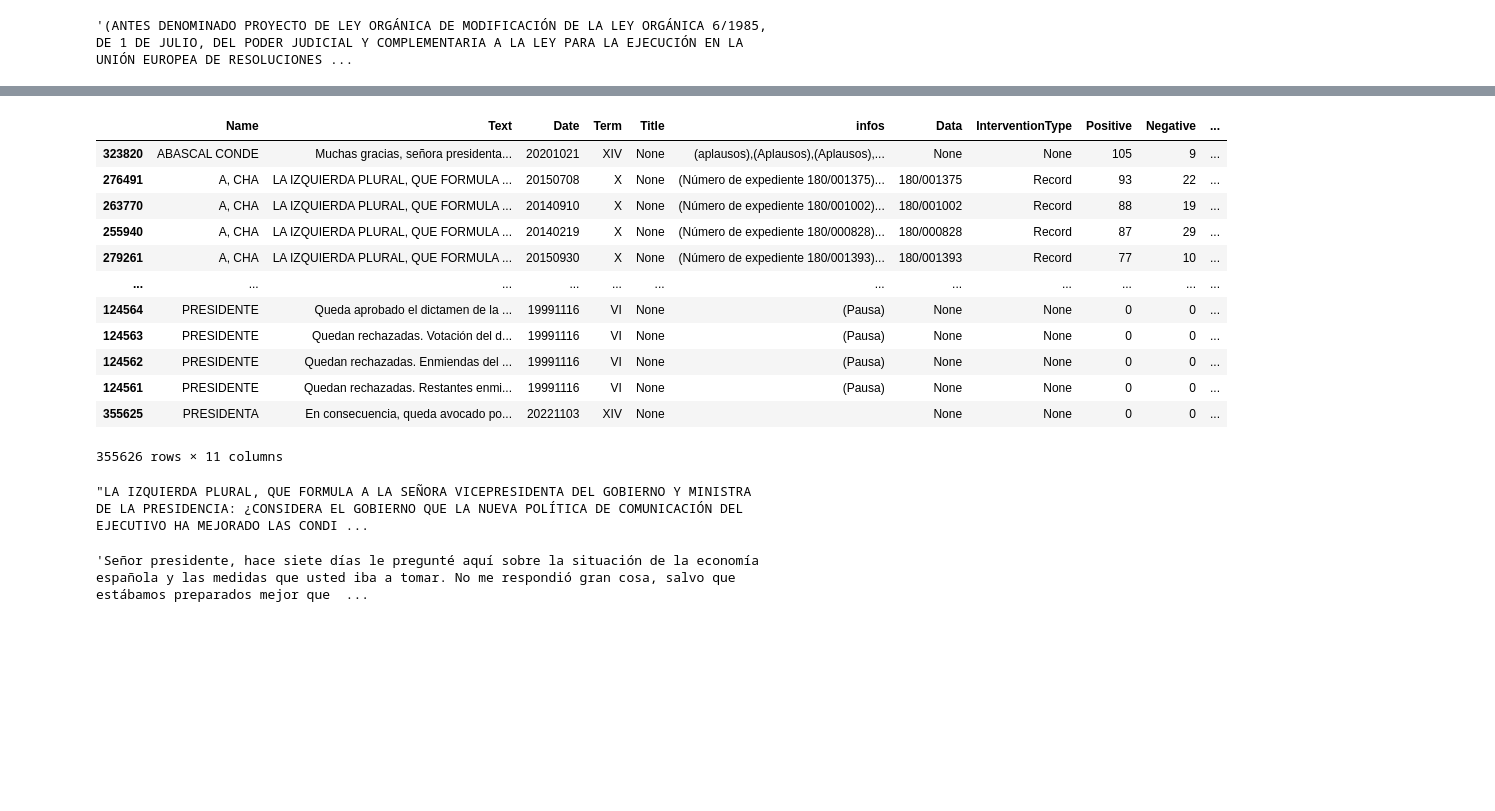
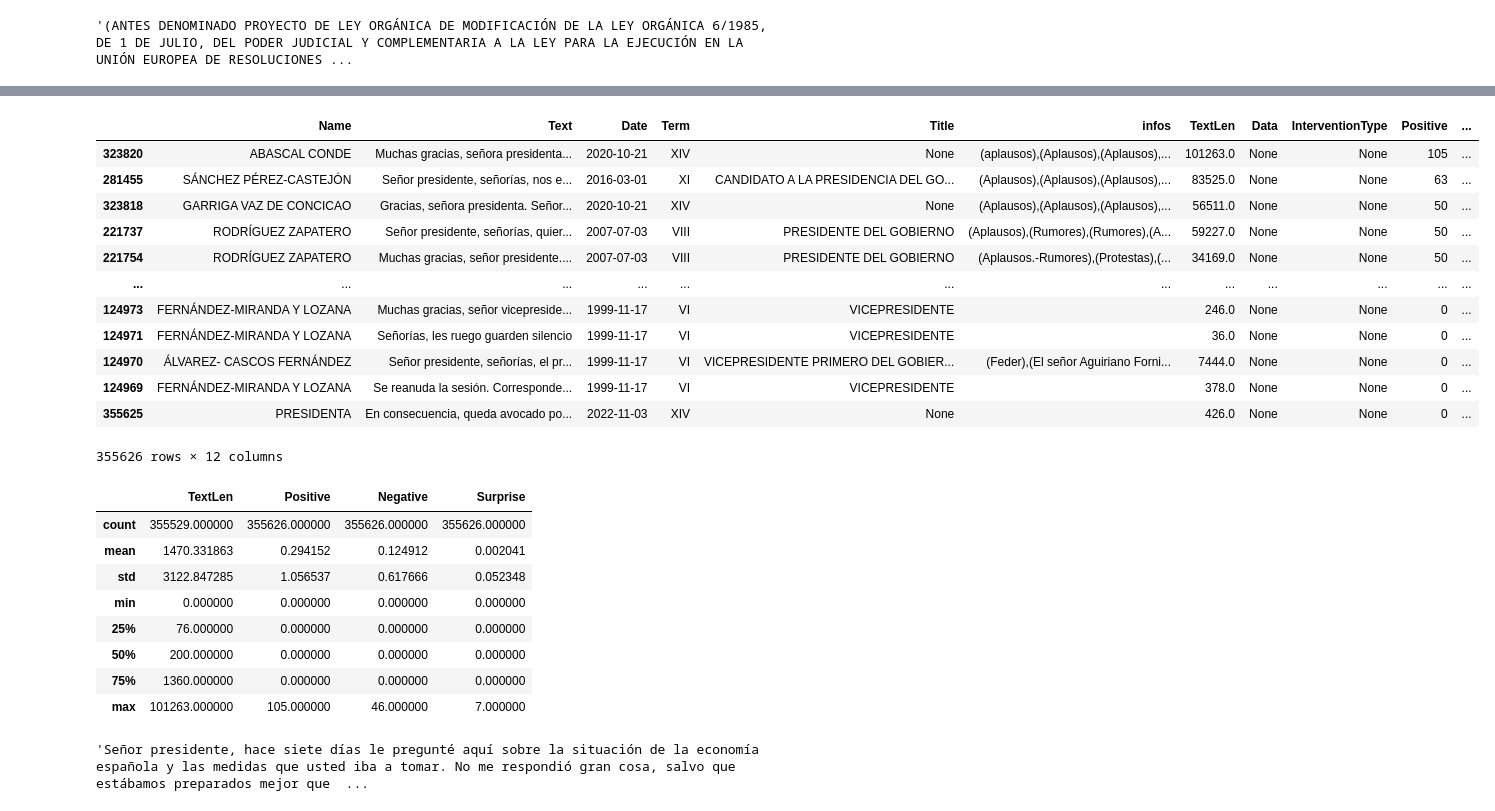
Before and after one commit to jmservera/debate, a Jupyter notebook: 03-Prepare-Data.ipynb, the cells around one changed output, grey strips where cells are left out. Cells and saved outputs as stored; diff of their text form; code cells hidden in the pictures; blank space fills up the shorter version.

```diff
--- a/03-Prepare-Data.ipynb
+++ b/03-Prepare-Data.ipynb
@@ -30,3 +30,15 @@ full[full.Title.notnull()].head()
 | 102 | CUNILLERA I MESTRES | Muchas gracias, señor Azpiazu. Ti... | 20080626 | IX | VICEPRESIDENTA |
 | 104 | CUNILLERA I MESTRES | Señor Sánchez i Llibre, por favor | 20080626 | IX | VICEPRESIDENTA |
 | 106 | CUNILLERA I MESTRES | Gracias a usted, señor Sánchez. T... | 20080626 | IX | VICEPRESIDENTA |
+# %%
+import datetime
+# convert to proper date
+full["Date"]=full["Date"].apply(lambda f: str(f))
+full.Date=full.Date.apply(lambda d: datetime.date(int(d[0:4]),int(d[4:6]),int(d[6:8])))
+# %%
+# find special one "CANDIDATO" because it is shifted and we have to unshift it
+full["temp"]=full[full.Name.str.contains("CANDIDATO")].Name
+full.loc[full["temp"].str.contains("CANDIDATO",na=False),"Name"]=full[full.Name.str.contains("CANDIDATO")].Title
+full.loc[full["temp"].str.contains("CANDIDATO",na=False),"Title"]=full["temp"]
+del full["temp"]
+full.head(20)
@@ -126,5 +157,6 @@ full["Text"]=full["Text"].str.replace(unclosed_parenthesized_pat,'',regex=True).
 full["infos"]=full[["infos","infos2"]].apply( lambda row: row["infos"] if len(row["infos2"])==0 else row["infos2"] if len(row["infos"])==0 else ",".join([row["infos"],row["infos2"]]),axis=1)
 full["infos"]=full["infos"].str.replace(".)",")",regex=False)
 del full["infos2"]
+full["TextLen"]=full.Text.str.len()
 full.describe()
 # %% [output]
@@ -164,44 +176,51 @@ full["InterventionType"]=full["infos"].apply( lambda f: "Record" if re.search(r"
 # %%
 # extract congress sentiment from interjections
 
 full["Positive"]=0
 full["Negative"]=0
 full["Surprise"]=0
 
-positives=[r"aplauso", r"risa", r"muy bien",r"si!",r"sí"]
-negatives=[r"rumore",r"no!",r"protesta",r"denegaciones",r"qué barbaridad","mentira"]
+positives=[r"aplauso", r"risa", r"muy bien",r"si+!",r"sí",r"asentimiento"]
+negatives=[r"rumore",r"no+!",r"protesta",r"denegaciones",r"qué barbaridad",r"mentira"]
 surprise=[r"hala",r"oh!",r"ah!"]
 
 for pos in positives:
     full["Positive"]+= full["infos"].apply( lambda f: len(re.findall(pos,f.lower())) if re.search(pos,f.lower()) else 0)
 
 for pos in negatives:
     full["Negative"]+= full["infos"].apply( lambda f: len(re.findall(pos,f.lower())) if re.search(pos,f.lower()) else 0)
 
 for pos in surprise:
     full["Surprise"]+= full["infos"].apply( lambda f: len(re.findall(pos,f.lower())) if re.search(pos,f.lower()) else 0)
 
 
 full.sort_values("Positive", ascending=False)
 # %% [output]
-|  | Name | Text | Date | Term | Title | infos | Data | InterventionType | Positive | Negative | ... |
-| 323820 | ABASCAL CONDE | Muchas gracias, señora presidenta... | 20201021 | XIV | None | (aplausos),(Aplausos),(Aplausos),... | None | None | 105 | 9 | ... |
-| 276491 | A, CHA | LA IZQUIERDA PLURAL, QUE FORMULA ... | 20150708 | X | None | (Número de expediente 180/001375)... | 180/001375 | Record | 93 | 22 | ... |
-| 263770 | A, CHA | LA IZQUIERDA PLURAL, QUE FORMULA ... | 20140910 | X | None | (Número de expediente 180/001002)... | 180/001002 | Record | 88 | 19 | ... |
-| 255940 | A, CHA | LA IZQUIERDA PLURAL, QUE FORMULA ... | 20140219 | X | None | (Número de expediente 180/000828)... | 180/000828 | Record | 87 | 29 | ... |
-| 279261 | A, CHA | LA IZQUIERDA PLURAL, QUE FORMULA ... | 20150930 | X | None | (Número de expediente 180/001393)... | 180/001393 | Record | 77 | 10 | ... |
+|  | Name | Text | Date | Term | Title | infos | TextLen | Data | InterventionType | Positive | ... |
+| 323820 | ABASCAL CONDE | Muchas gracias, señora presidenta... | 2020-10-21 | XIV | None | (aplausos),(Aplausos),(Aplausos),... | 101263.0 | None | None | 105 | ... |
+| 281455 | SÁNCHEZ PÉREZ-CASTEJÓN | Señor presidente, señorías, nos e... | 2016-03-01 | XI | CANDIDATO A LA PRESIDENCIA DEL GO... | (Aplausos),(Aplausos),(Aplausos),... | 83525.0 | None | None | 63 | ... |
+| 323818 | GARRIGA VAZ DE CONCICAO | Gracias, señora presidenta. Señor... | 2020-10-21 | XIV | None | (Aplausos),(Aplausos),(Aplausos),... | 56511.0 | None | None | 50 | ... |
+| 221737 | RODRÍGUEZ ZAPATERO | Señor presidente, señorías, quier... | 2007-07-03 | VIII | PRESIDENTE DEL GOBIERNO | (Aplausos),(Rumores),(Rumores),(A... | 59227.0 | None | None | 50 | ... |
+| 221754 | RODRÍGUEZ ZAPATERO | Muchas gracias, señor presidente.... | 2007-07-03 | VIII | PRESIDENTE DEL GOBIERNO | (Aplausos.-Rumores),(Protestas),(... | 34169.0 | None | None | 50 | ... |
 | ... | ... | ... | ... | ... | ... | ... | ... | ... | ... | ... | ... |
-| 124564 | PRESIDENTE | Queda aprobado el dictamen de la ... | 19991116 | VI | None | (Pausa) | None | None | 0 | 0 | ... |
-| 124563 | PRESIDENTE | Quedan rechazadas. Votación del d... | 19991116 | VI | None | (Pausa) | None | None | 0 | 0 | ... |
-| 124562 | PRESIDENTE | Quedan rechazadas. Enmiendas del ... | 19991116 | VI | None | (Pausa) | None | None | 0 | 0 | ... |
-| 124561 | PRESIDENTE | Quedan rechazadas. Restantes enmi... | 19991116 | VI | None | (Pausa) | None | None | 0 | 0 | ... |
-| 355625 | PRESIDENTA | En consecuencia, queda avocado po... | 20221103 | XIV | None |  | None | None | 0 | 0 | ... |
+| 124973 | FERNÁNDEZ-MIRANDA Y LOZANA | Muchas gracias, señor vicepreside... | 1999-11-17 | VI | VICEPRESIDENTE |  | 246.0 | None | None | 0 | ... |
+| 124971 | FERNÁNDEZ-MIRANDA Y LOZANA | Señorías, les ruego guarden silencio | 1999-11-17 | VI | VICEPRESIDENTE |  | 36.0 | None | None | 0 | ... |
+| 124970 | ÁLVAREZ- CASCOS FERNÁNDEZ | Señor presidente, señorías, el pr... | 1999-11-17 | VI | VICEPRESIDENTE PRIMERO DEL GOBIER... | (Feder),(El señor Aguiriano Forni... | 7444.0 | None | None | 0 | ... |
+| 124969 | FERNÁNDEZ-MIRANDA Y LOZANA | Se reanuda la sesión. Corresponde... | 1999-11-17 | VI | VICEPRESIDENTE |  | 378.0 | None | None | 0 | ... |
+| 355625 | PRESIDENTA | En consecuencia, queda avocado po... | 2022-11-03 | XIV | None |  | 426.0 | None | None | 0 | ... |
-355626 rows × 11 columns
+355626 rows × 12 columns
-# %%
-#TODO: there are still many
-full.loc[276491].Text
-# %% [output]
-"LA IZQUIERDA PLURAL, QUE FORMULA A LA SEÑORA VICEPRESIDENTA DEL GOBIERNO Y MINISTRA DE LA PRESIDENCIA: ¿CONSIDERA EL GOBIERNO QUE LA NUEVA POLÍTICA DE COMUNICACIÓN DEL EJECUTIVO HA MEJORADO LAS CONDI ...
+# %%
+full.describe()
+# %% [output]
+|  | TextLen | Positive | Negative | Surprise |
+| count | 355529.000000 | 355626.000000 | 355626.000000 | 355626.000000 |
+| mean | 1470.331863 | 0.294152 | 0.124912 | 0.002041 |
+| std | 3122.847285 | 1.056537 | 0.617666 | 0.052348 |
+| min | 0.000000 | 0.000000 | 0.000000 | 0.000000 |
+| 25% | 76.000000 | 0.000000 | 0.000000 | 0.000000 |
+| 50% | 200.000000 | 0.000000 | 0.000000 | 0.000000 |
+| 75% | 1360.000000 | 0.000000 | 0.000000 | 0.000000 |
+| max | 101263.000000 | 105.000000 | 46.000000 | 7.000000 |
 # %%
 # Store the full debates to a parquet file
 full.to_parquet('../debates.parquet', index=False)
```
Also changed, not shown: parts of 6 cells of this notebook, 1 other file.
